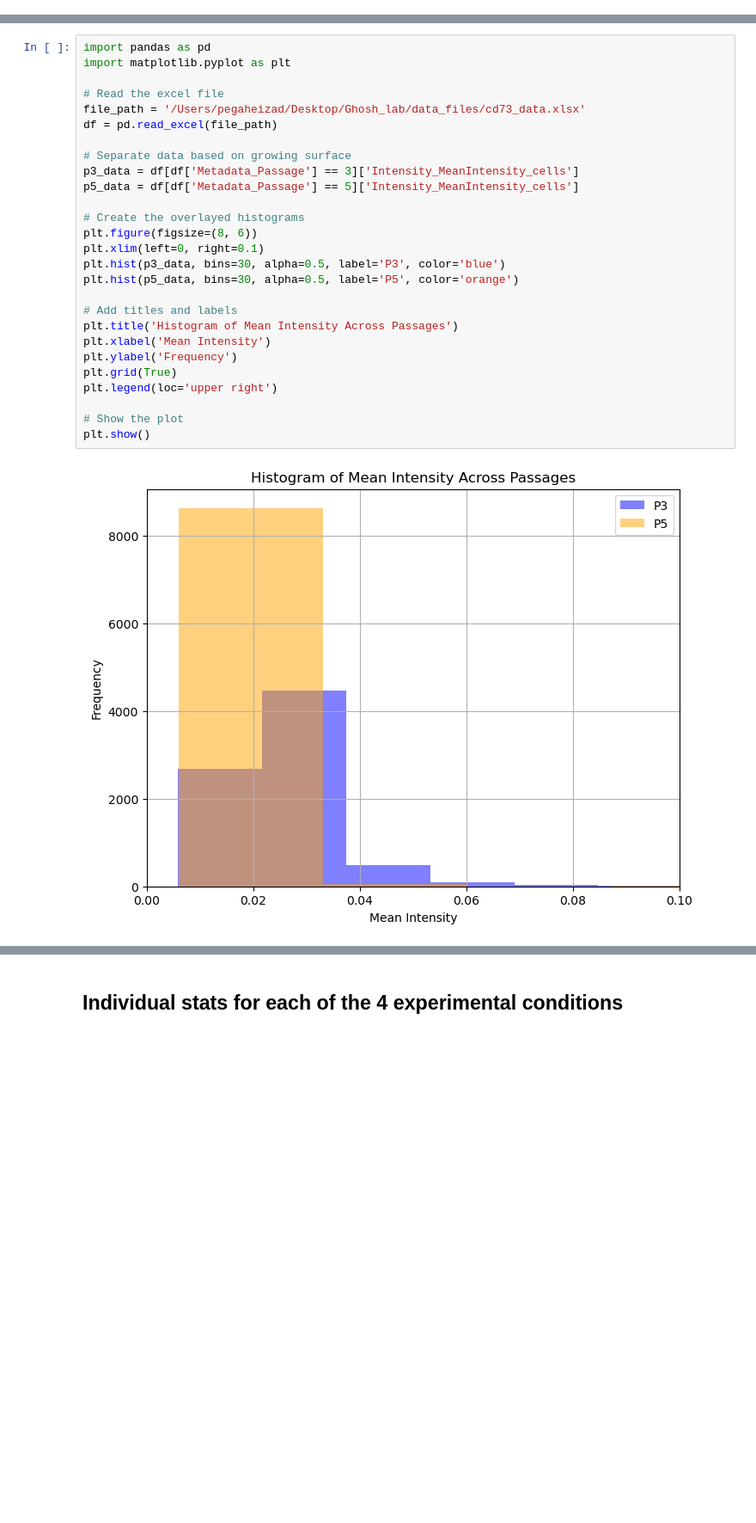
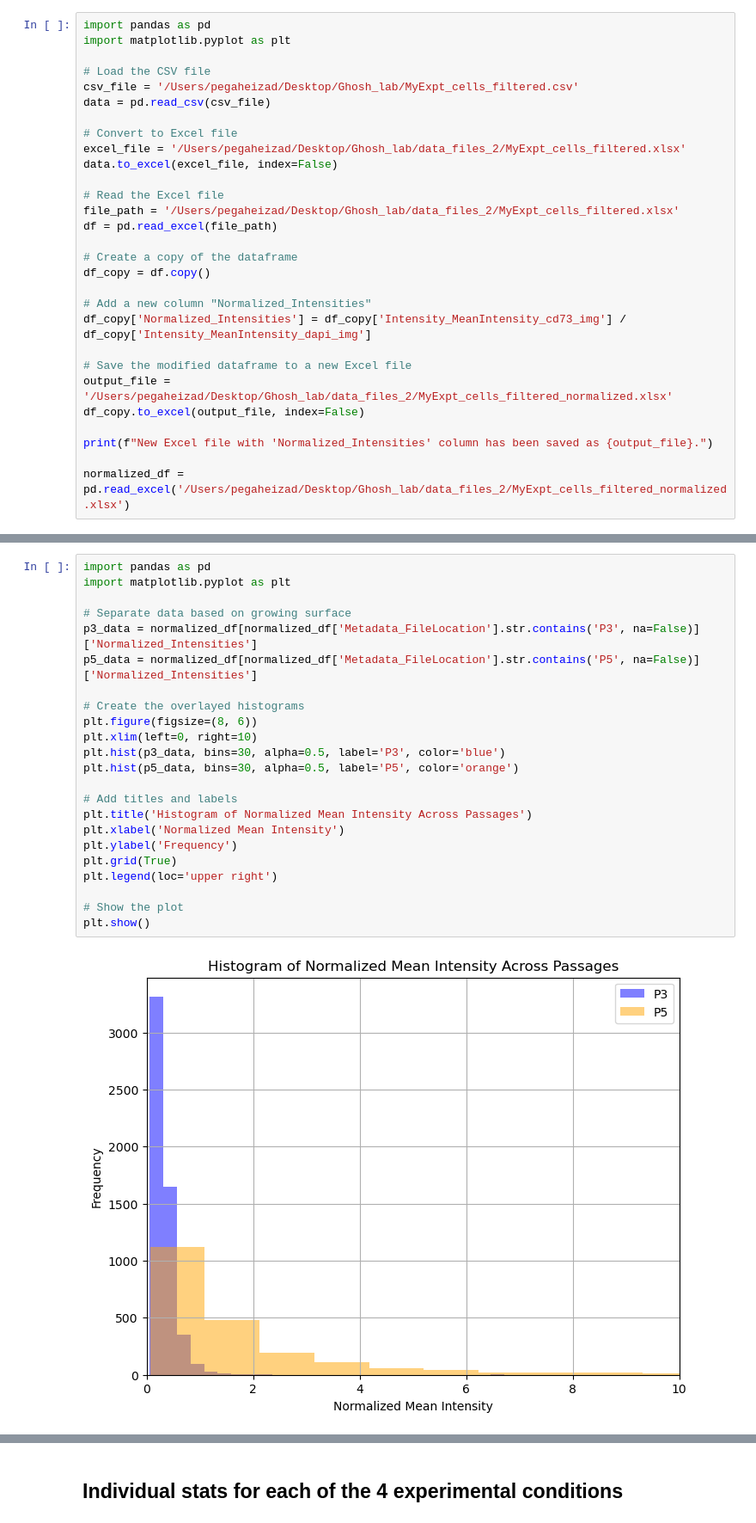
Before and after one commit to GhoshLabEng/Pegah_ML_Stemness_Predictor_Project, a Jupyter notebook: intensity_histogram.ipynb, the cells around one changed output, grey strips where cells are left out. Shown: that part at 86% size. Cells and saved outputs as stored; diff of their text form; blank space fills up the shorter version.

Commit message:
updated to reflect new normalized intensities

```diff
--- a/intensity_histogram.ipynb
+++ b/intensity_histogram.ipynb
@@ -53,0 +22,29 @@ Name: Intensity_MeanIntensity_cells, dtype: float64
+# %%
+import pandas as pd
+import matplotlib.pyplot as plt
+
+# Load the CSV file
+csv_file = '/Users/pegaheizad/Desktop/Ghosh_lab/MyExpt_cells_filtered.csv'
+data = pd.read_csv(csv_file)
+
+# Convert to Excel file
+excel_file = '/Users/pegaheizad/Desktop/Ghosh_lab/data_files_2/MyExpt_cells_filtered.xlsx'
+data.to_excel(excel_file, index=False)
+
+# Read the Excel file
+file_path = '/Users/pegaheizad/Desktop/Ghosh_lab/data_files_2/MyExpt_cells_filtered.xlsx'
+df = pd.read_excel(file_path)
+
+# Create a copy of the dataframe
+df_copy = df.copy()
+
+# Add a new column "Normalized_Intensities"
+df_copy['Normalized_Intensities'] = df_copy['Intensity_MeanIntensity_cd73_img'] / df_copy['Intensity_MeanIntensity_dapi_img']
+
+# Save the modified dataframe to a new Excel file
+output_file = '/Users/pegaheizad/Desktop/Ghosh_lab/data_files_2/MyExpt_cells_filtered_normalized.xlsx'
+df_copy.to_excel(output_file, index=False)
+
+print(f"New Excel file with 'Normalized_Intensities' column has been saved as {output_file}.")
+
+normalized_df = pd.read_excel('/Users/pegaheizad/Desktop/Ghosh_lab/data_files_2/MyExpt_cells_filtered_normalized.xlsx')
@@ -83,29 +82,25 @@ plt.show()
 # %%
 import pandas as pd
 import matplotlib.pyplot as plt
 
-# Read the excel file
-file_path = '/Users/pegaheizad/Desktop/Ghosh_lab/data_files/cd73_data.xlsx'
-df = pd.read_excel(file_path)
-
 # Separate data based on growing surface
-p3_data = df[df['Metadata_Passage'] == 3]['Intensity_MeanIntensity_cells']
-p5_data = df[df['Metadata_Passage'] == 5]['Intensity_MeanIntensity_cells']
+p3_data = normalized_df[normalized_df['Metadata_FileLocation'].str.contains('P3', na=False)]['Normalized_Intensities']
+p5_data = normalized_df[normalized_df['Metadata_FileLocation'].str.contains('P5', na=False)]['Normalized_Intensities']
 
 # Create the overlayed histograms
 plt.figure(figsize=(8, 6))
-plt.xlim(left=0, right=0.1)
+plt.xlim(left=0, right=10)
 plt.hist(p3_data, bins=30, alpha=0.5, label='P3', color='blue')
 plt.hist(p5_data, bins=30, alpha=0.5, label='P5', color='orange')
 
 # Add titles and labels
-plt.title('Histogram of Mean Intensity Across Passages')
-plt.xlabel('Mean Intensity')
+plt.title('Histogram of Normalized Mean Intensity Across Passages')
+plt.xlabel('Normalized Mean Intensity')
 plt.ylabel('Frequency')
 plt.grid(True)
 plt.legend(loc='upper right')
 
 # Show the plot
 plt.show()
 # %% [output]
-[figure, old version]
+[figure, new version]
```
Also changed, not shown: parts of 14 cells of this notebook, 1 other file.
